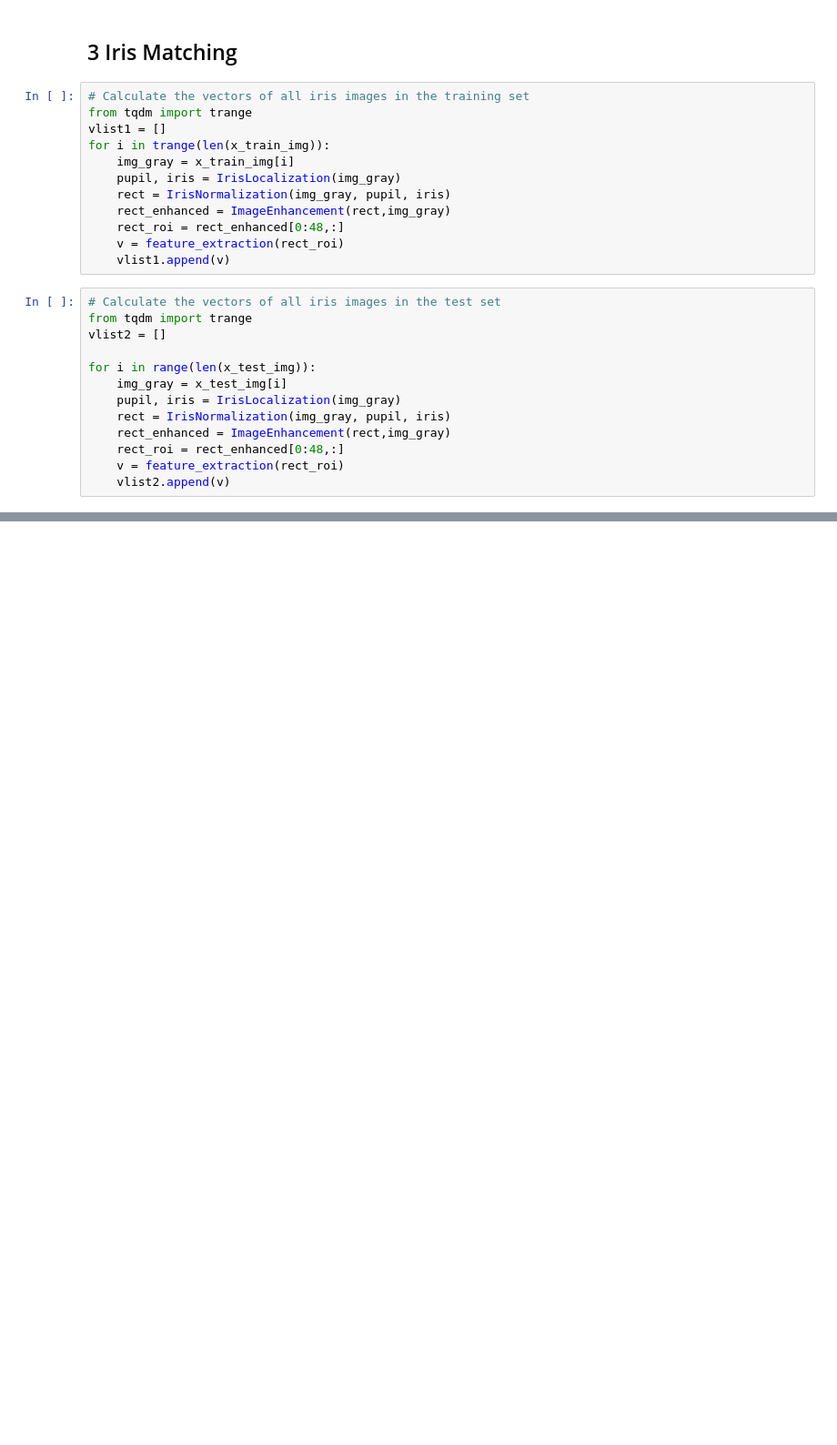
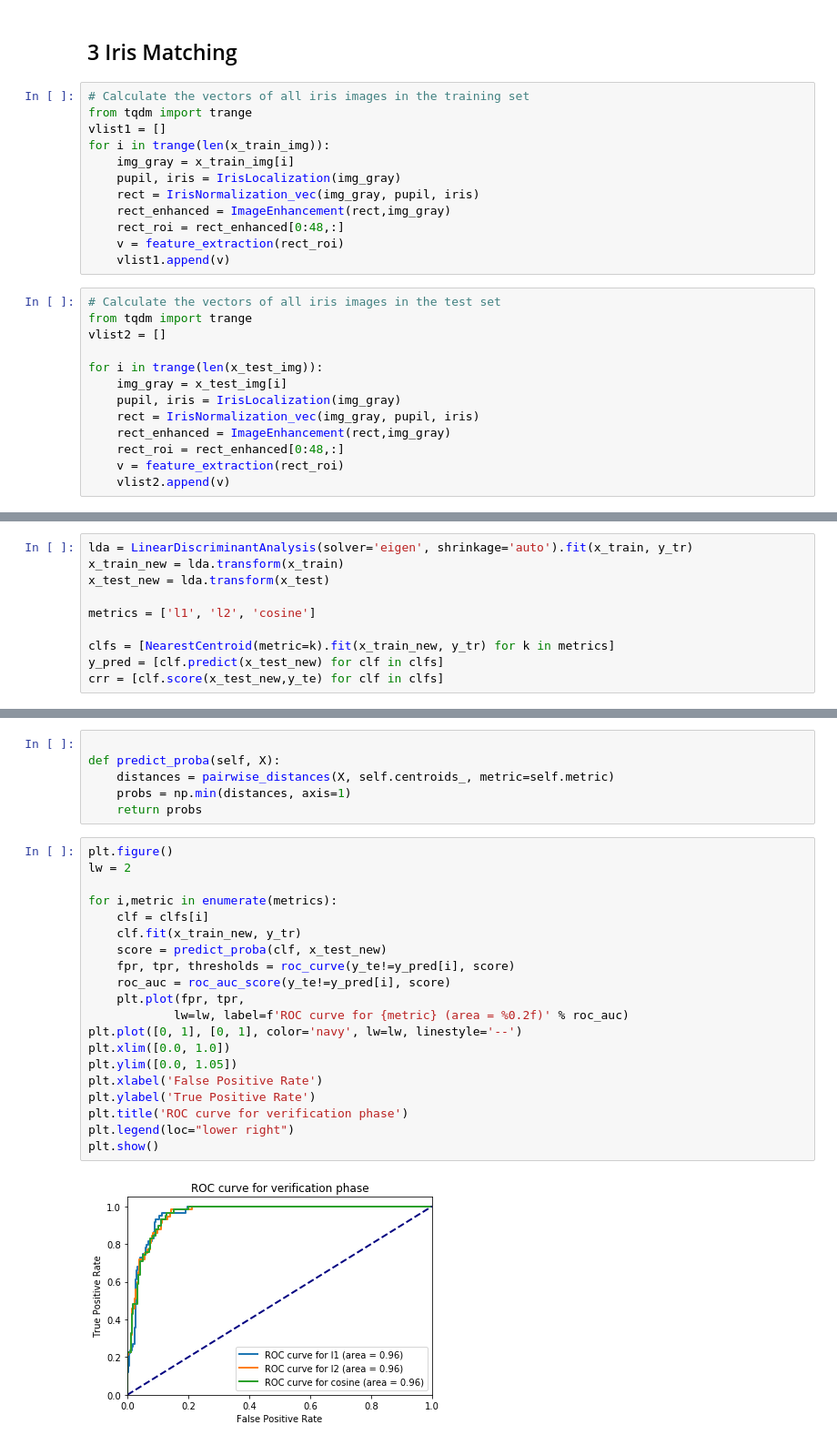
Before and after one commit to Yifei-alma-xu/Iris-Rrecognition, a Jupyter notebook: Iris_Recognition_yifei.ipynb, the cells around one changed output, grey strips where cells are left out. Shown at 91% size. Drawn from its saved outputs; the diff is of its cells as text; blank space fills up the shorter version.

```diff
--- a/Iris_Recognition_yifei.ipynb
+++ b/Iris_Recognition_yifei.ipynb
@@ -345,7 +399,7 @@ vlist1 = []
 for i in trange(len(x_train_img)):
     img_gray = x_train_img[i]
     pupil, iris = IrisLocalization(img_gray)
-    rect = IrisNormalization(img_gray, pupil, iris)
+    rect = IrisNormalization_vec(img_gray, pupil, iris)
     rect_enhanced = ImageEnhancement(rect,img_gray)
     rect_roi = rect_enhanced[0:48,:]
     v = feature_extraction(rect_roi)
@@ -355,10 +409,10 @@ for i in trange(len(x_train_img)):
 from tqdm import trange
 vlist2 = []
 
-for i in range(len(x_test_img)):
+for i in trange(len(x_test_img)):
     img_gray = x_test_img[i]
     pupil, iris = IrisLocalization(img_gray)
-    rect = IrisNormalization(img_gray, pupil, iris)
+    rect = IrisNormalization_vec(img_gray, pupil, iris)
     rect_enhanced = ImageEnhancement(rect,img_gray)
     rect_roi = rect_enhanced[0:48,:]
     v = feature_extraction(rect_roi)
@@ -378,0 +433,10 @@ clf = NearestCentroid().fit(x_train, y_tr)
+# %%
+lda = LinearDiscriminantAnalysis(solver='eigen', shrinkage='auto').fit(x_train, y_tr)
+x_train_new = lda.transform(x_train)
+x_test_new = lda.transform(x_test)
+
+metrics = ['l1', 'l2', 'cosine']
+
+clfs = [NearestCentroid(metric=k).fit(x_train_new, y_tr) for k in metrics]
+y_pred = [clf.predict(x_test_new) for clf in clfs]
+crr = [clf.score(x_test_new,y_te) for clf in clfs]
@@ -378,0 +452,28 @@ clf = NearestCentroid().fit(x_train, y_tr)
+# %%
+
+def predict_proba(self, X):
+    distances = pairwise_distances(X, self.centroids_, metric=self.metric)
+    probs = np.min(distances, axis=1)
+    return probs
+# %%
+plt.figure()
+lw = 2
+
+for i,metric in enumerate(metrics):
+    clf = clfs[i]
+    clf.fit(x_train_new, y_tr)
+    score = predict_proba(clf, x_test_new)
+    fpr, tpr, thresholds = roc_curve(y_te!=y_pred[i], score)
+    roc_auc = roc_auc_score(y_te!=y_pred[i], score)
+    plt.plot(fpr, tpr,
+            lw=lw, label=f'ROC curve for {metric} (area = %0.2f)' % roc_auc)
+plt.plot([0, 1], [0, 1], color='navy', lw=lw, linestyle='--')
+plt.xlim([0.0, 1.0])
+plt.ylim([0.0, 1.05])
+plt.xlabel('False Positive Rate')
+plt.ylabel('True Positive Rate')
+plt.title('ROC curve for verification phase')
+plt.legend(loc="lower right")
+plt.show()
+# %% [output]
+[figure, added]
```
Also changed, not shown: parts of 12 cells of this notebook, 1 other file.
